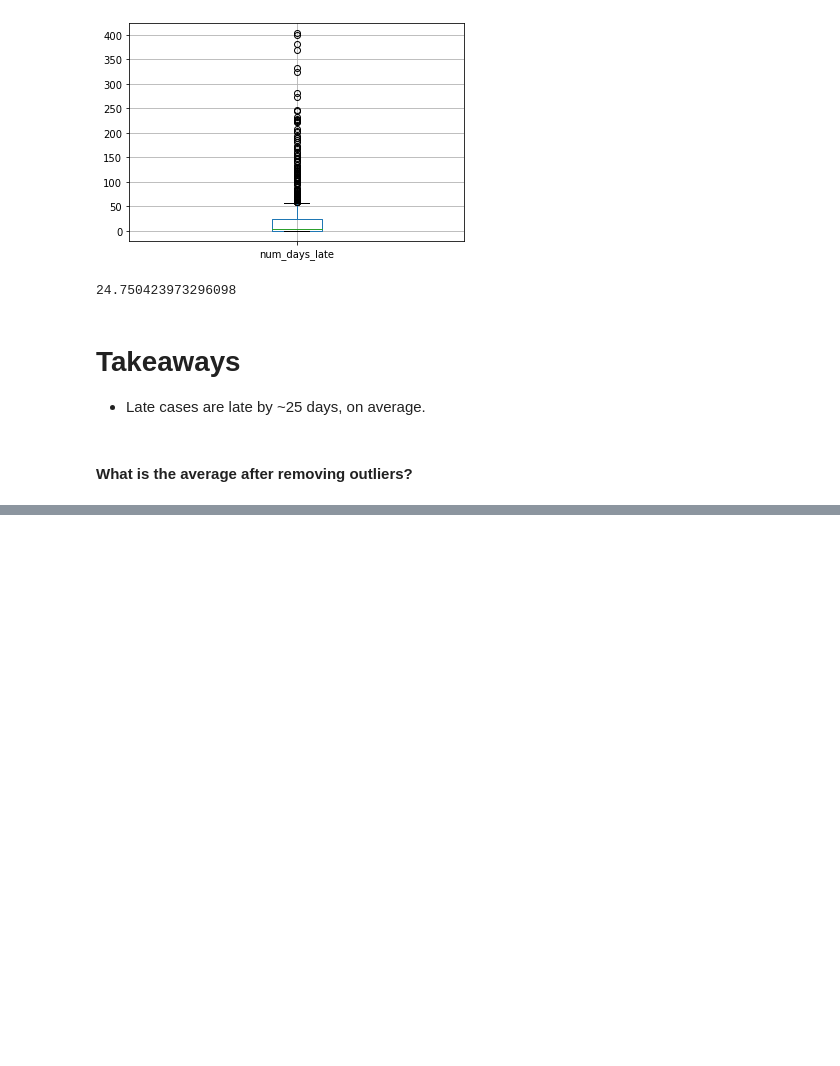
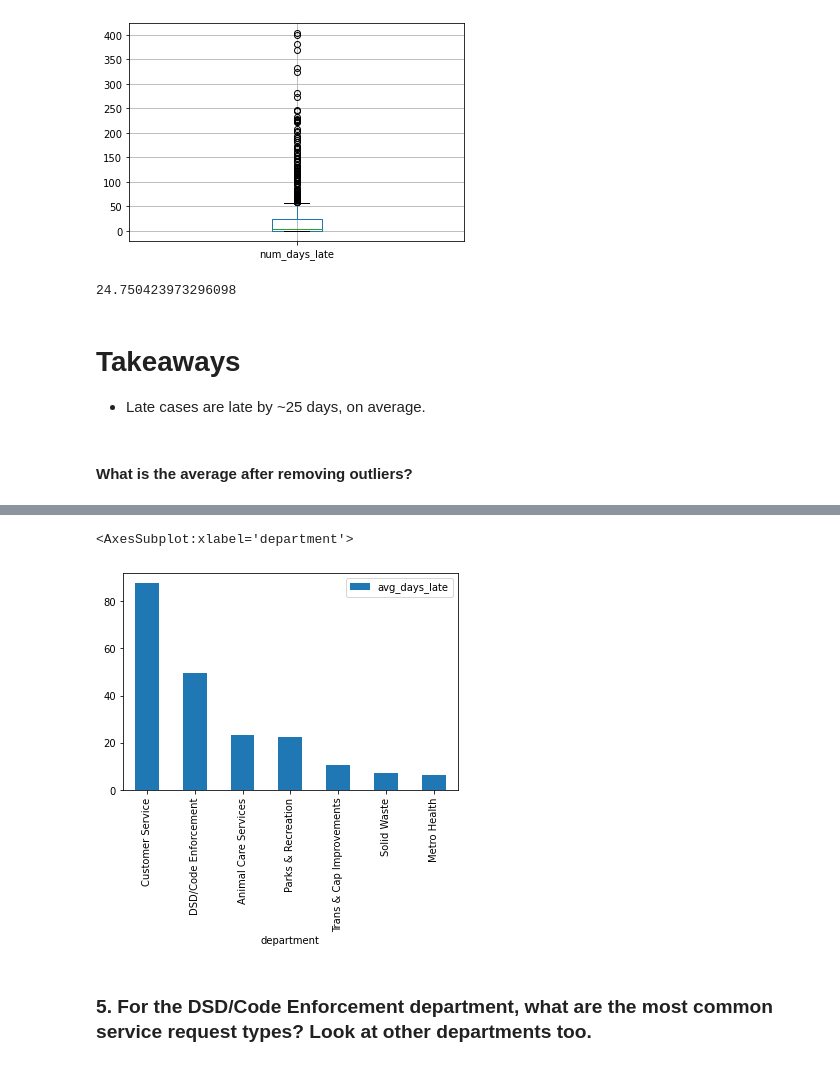
Before and after one commit to brentschriver/spark-exercises, a Jupyter notebook: explore.ipynb, the cells around one changed output, grey strips where cells are left out. Drawn from its saved outputs; the diff is of its cells as text; code cells hidden in the pictures; blank space fills up the shorter version.

```diff
--- a/explore.ipynb
+++ b/explore.ipynb
@@ -279,0 +353,2 @@ def remove_outliers(s, k):
+# %%
+late_cases = df.filter(df.case_late == True)
@@ -279,0 +375,9 @@ def remove_outliers(s, k):
+# %%
+avg_days_late = late_cases.groupby('department').agg(mean(late_cases.num_days_late).alias('avg_days_late')).sort('avg_days_late', ascending=False)
+# %%
+avg_days_late.toPandas().set_index('department').plot.bar()
+# %% [output]
+<AxesSubplot:xlabel='department'>
+[figure, added]
+# %% [markdown]
+### 5. For the DSD/Code Enforcement department, what are the most common service request types? Look at other departments too.
```
Also changed, not shown: parts of 32 cells of this notebook.
